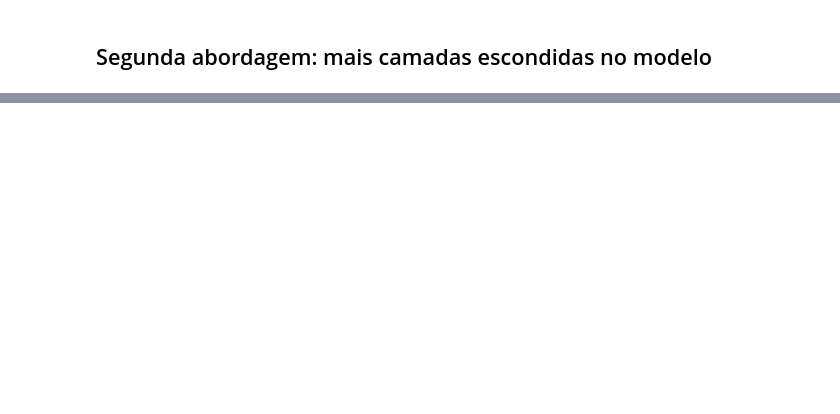
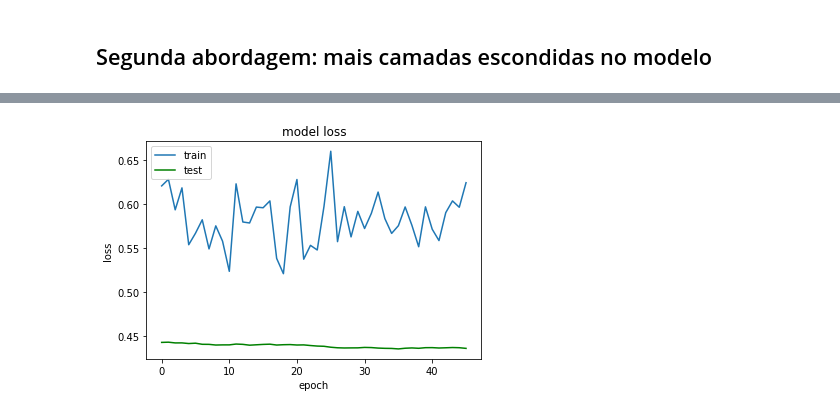
Before and after one commit to Geovannioj/ML_secondList, a Jupyter notebook: Questao1-MLP/Questao1Lista2ML.ipynb, the cells around one changed output, grey strips where cells are left out. Drawn from its saved outputs; the diff is of its cells as text; code cells hidden in the pictures; blank space fills up the shorter version.

```diff
--- a/Questao1-MLP/Questao1Lista2ML.ipynb
+++ b/Questao1-MLP/Questao1Lista2ML.ipynb
@@ -322,0 +340,11 @@ Epoch 300/300
+# %%
+plt.figure()
+plt.plot(history2.history['loss'])
+plt.plot(history2.history['val_loss'], 'g')
+plt.title('model loss')
+plt.ylabel('loss')
+plt.xlabel('epoch')
+plt.legend(['train', 'test'], loc='upper left')
+plt.savefig('model_loss_2_approach.png')
+# %% [output]
+[figure, added]
```
Also changed, not shown: parts of 11 cells of this notebook, 12 other files.
